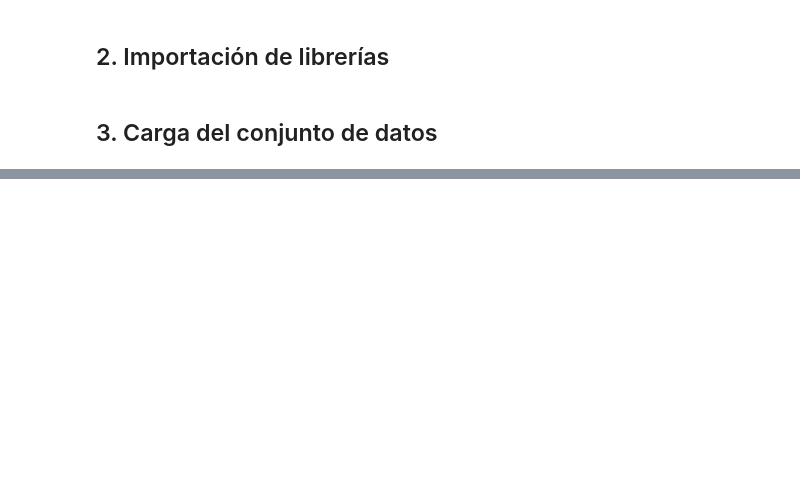
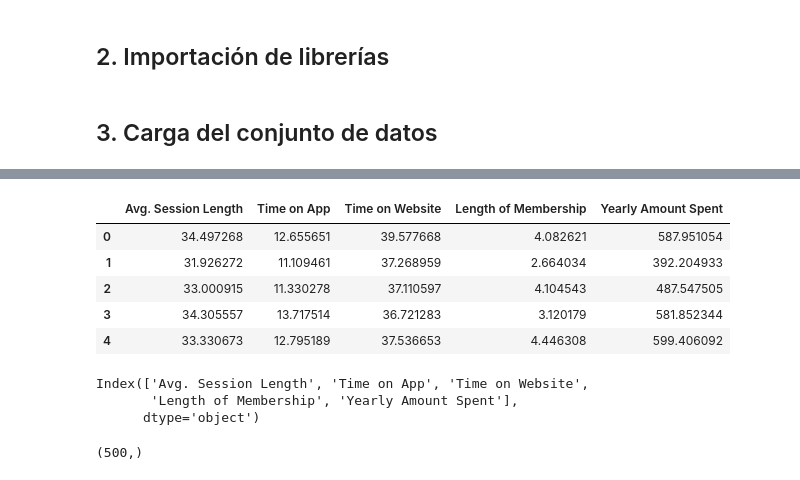
Before and after one commit to noloquintana/ecommerce-customer-spending-prediction, a Jupyter notebook: proyecto_prediccion_gasto_clientes_ecommerce.ipynb, the cells around one changed output, grey strips where cells are left out. Saved outputs shown, nothing was run; the diff lists cells and outputs as text; code cells hidden in the pictures; blank space fills up the shorter version.

```diff
--- a/proyecto_prediccion_gasto_clientes_ecommerce.ipynb
+++ b/proyecto_prediccion_gasto_clientes_ecommerce.ipynb
@@ -58,0 +209,20 @@ df.head()
+# %%
+# Eliminar columnas que no son útiles para el modelo
+df = df.drop(['Email', 'Address', 'Avatar'], axis=1)
+
+# Verificar el resultado
+df.head()
+# %% [output]
+|  | Avg. Session Length | Time on App | Time on Website | Length of Membership | Yearly Amount Spent |
+| 0 | 34.497268 | 12.655651 | 39.577668 | 4.082621 | 587.951054 |
+| 1 | 31.926272 | 11.109461 | 37.268959 | 2.664034 | 392.204933 |
+| 2 | 33.000915 | 11.330278 | 37.110597 | 4.104543 | 487.547505 |
+| 3 | 34.305557 | 13.717514 | 36.721283 | 3.120179 | 581.852344 |
+| 4 | 33.330673 | 12.795189 | 37.536653 | 4.446308 | 599.406092 |
+# %%
+# Verificar columnas restantes
+df.columns
+# %% [output]
+Index(['Avg. Session Length', 'Time on App', 'Time on Website',
+       'Length of Membership', 'Yearly Amount Spent'],
+      dtype='object')
@@ -58,0 +235,8 @@ df.head()
+# %%
+# Ver dimensiones de X
+X.shape
+
+# Ver dimensiones de y
+y.shape
+# %% [output]
+(500,)
```
Also changed, not shown: parts of 71 cells of this notebook.
